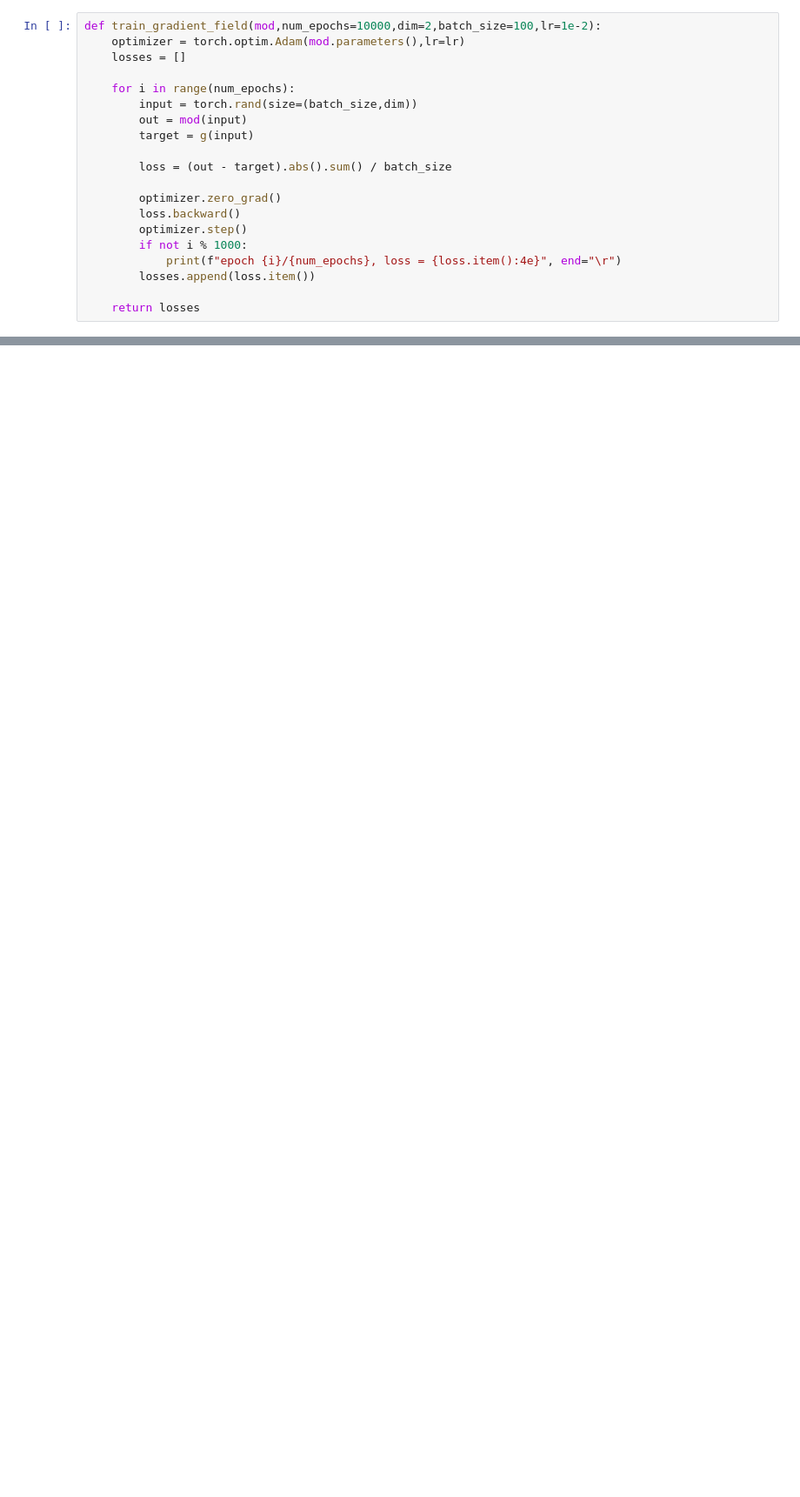
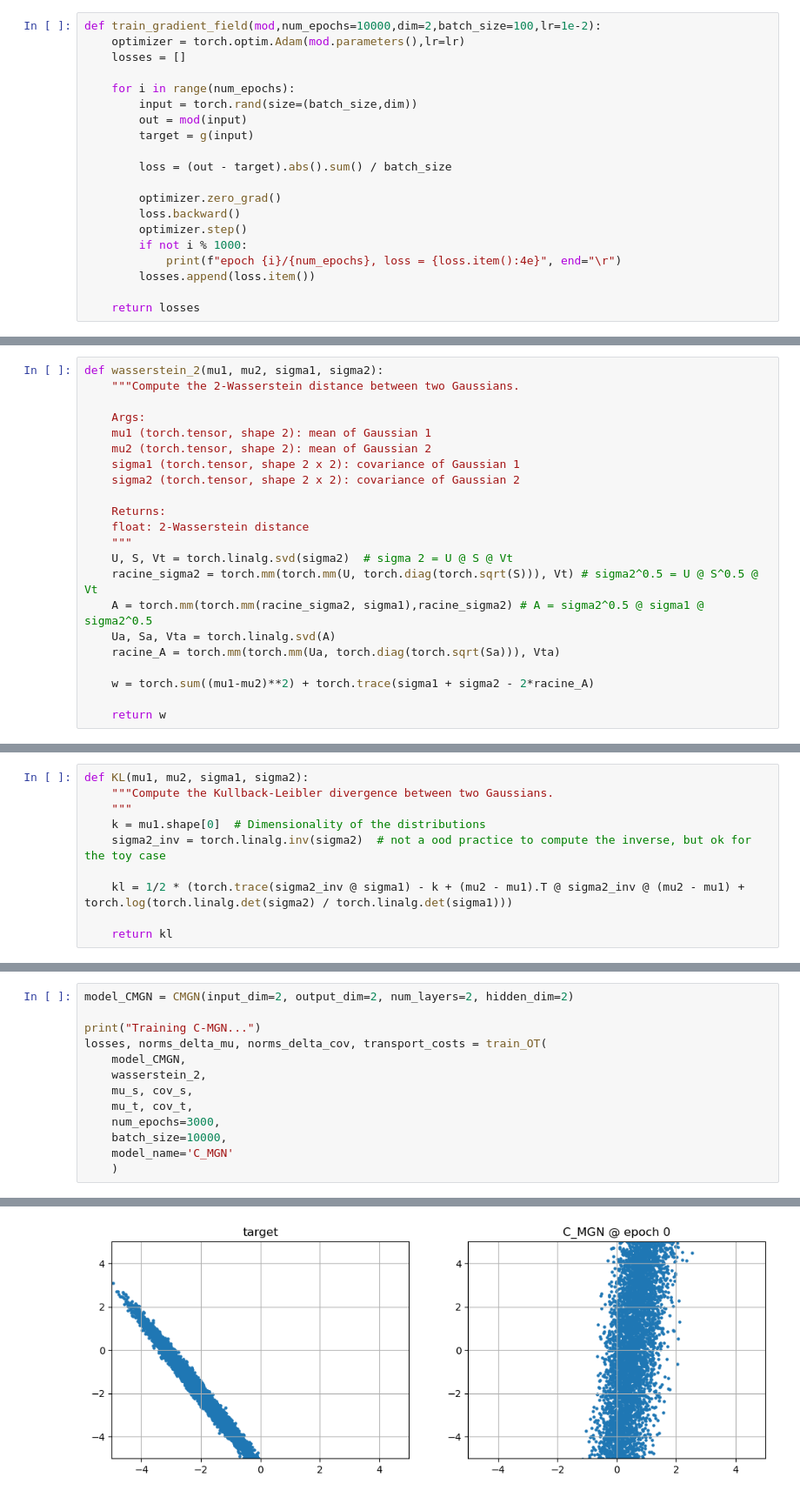
Before and after one commit to BenjaminDeporte/MVA_GenAI_FP_Learning_Gradients, a Jupyter notebook: notebooks/GenAI_FP.ipynb, the cells around one changed output, grey strips where cells are left out. Shown at 87% size. Drawn from its saved outputs; the diff is of its cells as text; blank space fills up the shorter version.

```diff
--- a/notebooks/GenAI_FP.ipynb
+++ b/notebooks/GenAI_FP.ipynb
@@ -287,0 +346,22 @@ We can solve this problem minimizing different losses:
+# %%
+def wasserstein_2(mu1, mu2, sigma1, sigma2):
+    """Compute the 2-Wasserstein distance between two Gaussians.
+
+    Args:
+    mu1 (torch.tensor, shape 2): mean of Gaussian 1
+    mu2 (torch.tensor, shape 2): mean of Gaussian 2
+    sigma1 (torch.tensor, shape 2 x 2): covariance of Gaussian 1
+    sigma2 (torch.tensor, shape 2 x 2): covariance of Gaussian 2
+
+    Returns:
+    float: 2-Wasserstein distance
+    """
+    U, S, Vt = torch.linalg.svd(sigma2)  # sigma 2 = U @ S @ Vt
+    racine_sigma2 = torch.mm(torch.mm(U, torch.diag(torch.sqrt(S))), Vt) # sigma2^0.5 = U @ S^0.5 @ Vt
+    A = torch.mm(torch.mm(racine_sigma2, sigma1),racine_sigma2) # A = sigma2^0.5 @ sigma1 @ sigma2^0.5
+    Ua, Sa, Vta = torch.linalg.svd(A)
+    racine_A = torch.mm(torch.mm(Ua, torch.diag(torch.sqrt(Sa))), Vta)
+
+    w = torch.sum((mu1-mu2)**2) + torch.trace(sigma1 + sigma2 - 2*racine_A)
+
+    return w
@@ -287,0 +378,10 @@ We can solve this problem minimizing different losses:
+# %%
+def KL(mu1, mu2, sigma1, sigma2):
+    """Compute the Kullback-Leibler divergence between two Gaussians.
+    """
+    k = mu1.shape[0]  # Dimensionality of the distributions
+    sigma2_inv = torch.linalg.inv(sigma2)  # not a ood practice to compute the inverse, but ok for the toy case
+
+    kl = 1/2 * (torch.trace(sigma2_inv @ sigma1) - k + (mu2 - mu1).T @ sigma2_inv @ (mu2 - mu1) + torch.log(torch.linalg.det(sigma2) / torch.linalg.det(sigma1)))
+
+    return kl
@@ -287,0 +515,14 @@ We can solve this problem minimizing different losses:
+# %%
+model_CMGN = CMGN(input_dim=2, output_dim=2, num_layers=2, hidden_dim=2)
+
+print("Training C-MGN...")
+losses, norms_delta_mu, norms_delta_cov, transport_costs = train_OT(
+    model_CMGN,
+    wasserstein_2,
+    mu_s, cov_s,
+    mu_t, cov_t,
+    num_epochs=3000,
+    batch_size=10000,
+    model_name='C_MGN'
+    )
+# %% [output]
@@ -287,0 +537 @@ We can solve this problem minimizing different losses:
+[figure, added]
```
Also changed, not shown: parts of 29 cells of this notebook.
